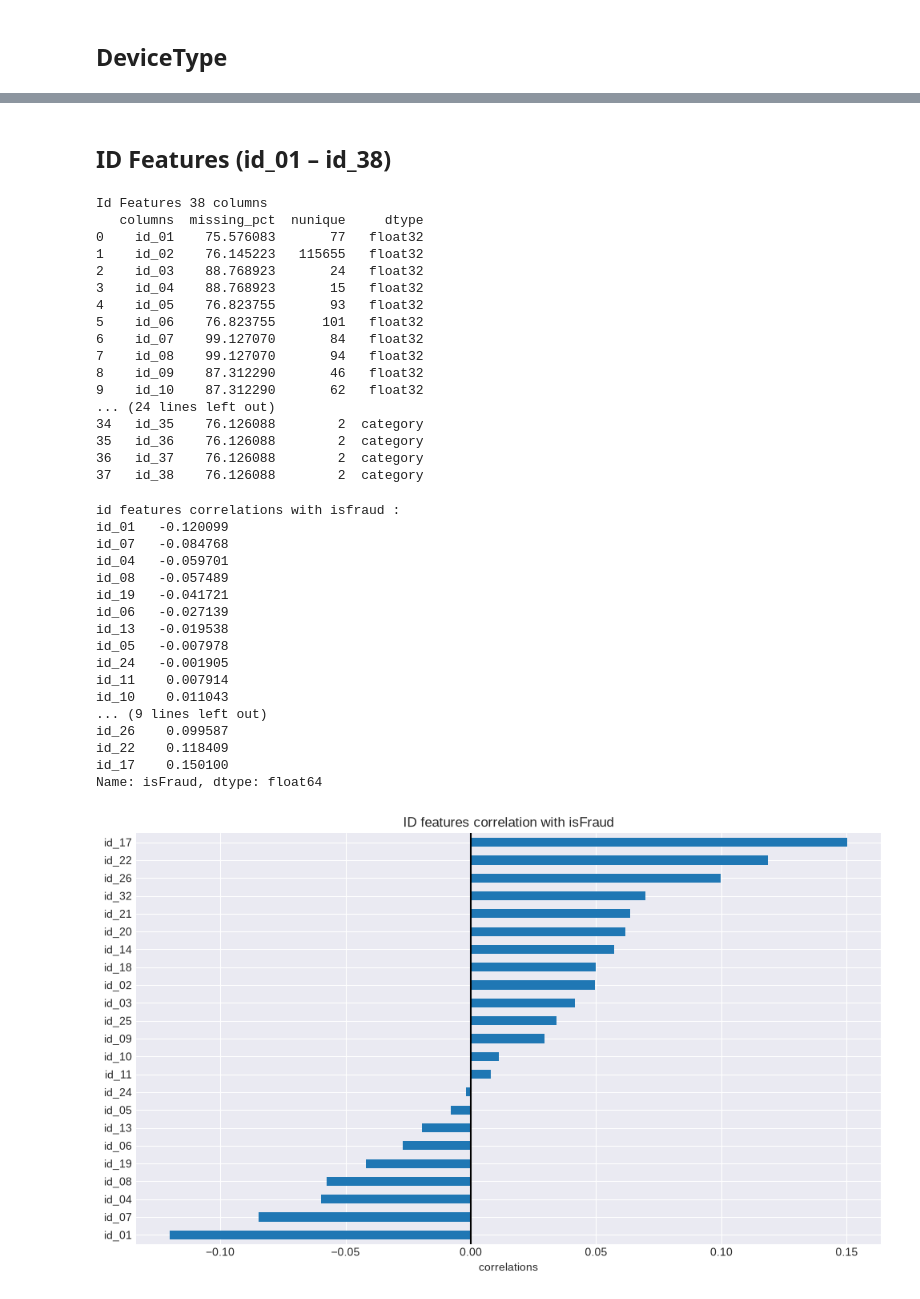
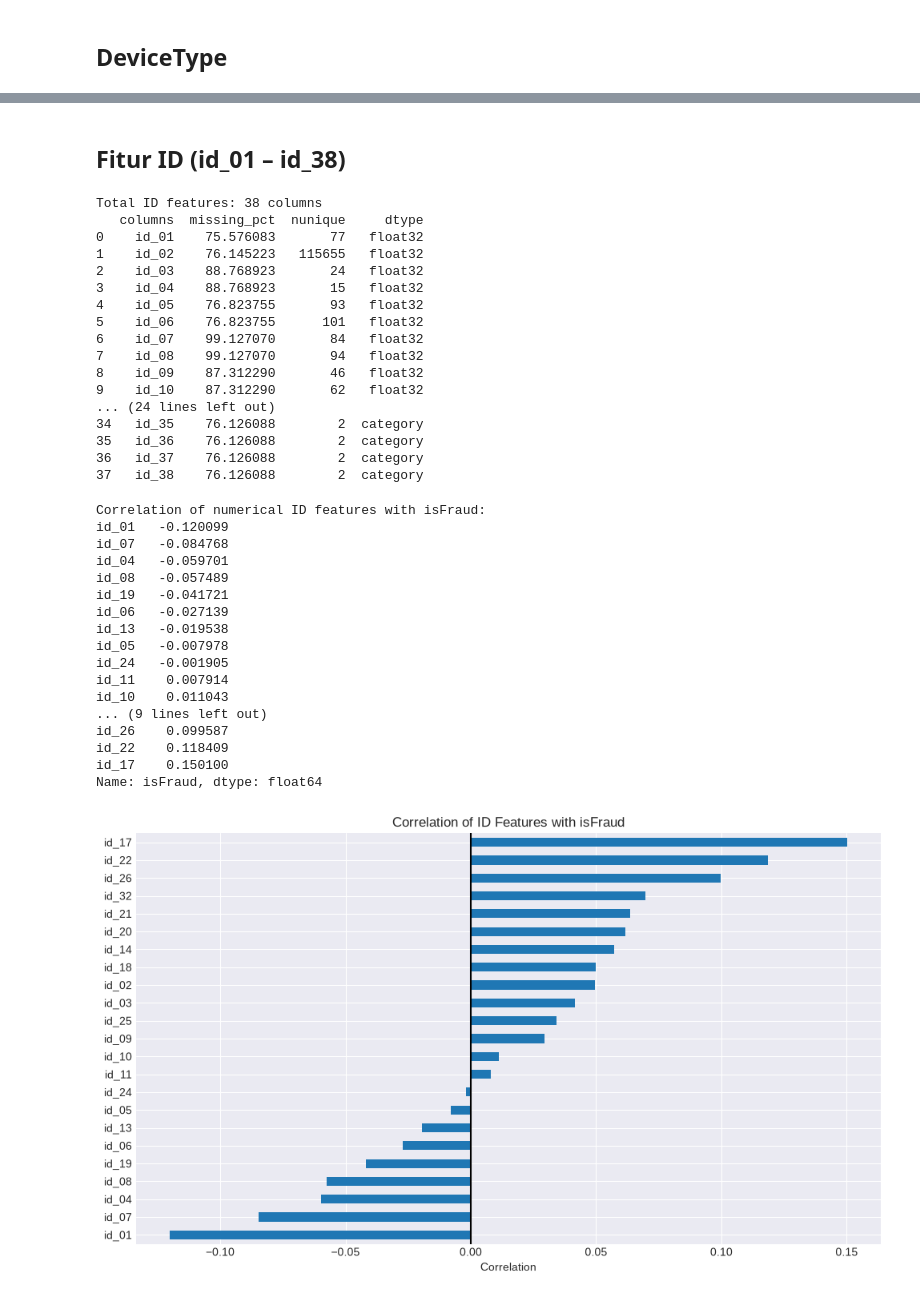
Before and after one commit to knsiuss/ieee-fraud-detection, a Jupyter notebook: notebook/03_eda_identity_features.ipynb, the cells around one changed output, grey strips where cells are left out. Drawn from its saved outputs; the diff is of its cells as text; code cells hidden in the pictures.

```diff
--- a/notebook/03_eda_identity_features.ipynb
+++ b/notebook/03_eda_identity_features.ipynb
@@ -145,10 +145,10 @@ Name: count, dtype: int64
 # %% [markdown]
-## ID Features (id_01 – id_38)
+## Fitur ID (id_01 – id_38)
 # %%
 id_cols = [f'id_{i:02d}' for i in range(1,39)]
 id_cols = [c for c in id_cols if c in train.columns]
 
-print(f'Total fitur ID: {len(id_cols)} kolom')
+print(f'Total ID features: {len(id_cols)} columns')
 
 # hitung missing rate dan jumlah nilai unik tiap fitur ID
 id_stats = []
@@ -163,7 +163,7 @@ for col in id_cols:
 id_df = pd.DataFrame(id_stats)
 print(id_df.to_string())
 # %% [output]
-Id Features 38 columns
+Total ID features: 38 columns
    columns  missing_pct  nunique     dtype
 0    id_01    75.576083       77   float32
 1    id_02    76.145223   115655   float32
@@ -185,35 +185,35 @@ Id Features 38 columns
 
 numeric_id_cols = train[id_cols].select_dtypes(include=[np.number]).columns.tolist()
 
 if numeric_id_cols:
     id_corr = train[numeric_id_cols + ['isFraud']].corr()['isFraud'].drop('isFraud').sort_values()
 
-    print('Korelasi fitur ID numerik dengan isFraud:')
+    print('Correlation of numerical ID features with isFraud:')
     print(id_corr)
 
     fig, ax = plt.subplots(figsize=(10,6))
     id_corr.plot(kind='barh', ax = ax)
-    ax.set_title('Korelasi Fitur ID dengan isFraud')
-    plt.xlabel('Korelasi')
+    ax.set_title('Correlation of ID Features with isFraud')
+    plt.xlabel('Correlation')
     ax.axvline(x=0, color='black', linestyle='-')
     plt.tight_layout()
     plt.show()
 # %% [output]
-id features correlations with isfraud :
+Correlation of numerical ID features with isFraud:
 id_01   -0.120099
 id_07   -0.084768
 id_04   -0.059701
 id_08   -0.057489
 id_19   -0.041721
 id_06   -0.027139
 id_13   -0.019538
 id_05   -0.007978
 id_24   -0.001905
 id_11    0.007914
 id_10    0.011043
 ... (9 lines left out)
 id_26    0.099587
 id_22    0.118409
 id_17    0.150100
 Name: isFraud, dtype: float64
-[figure, old version]
+[figure, new version]
```
Also changed, not shown: parts of 6 cells of this notebook, 14 other files.
